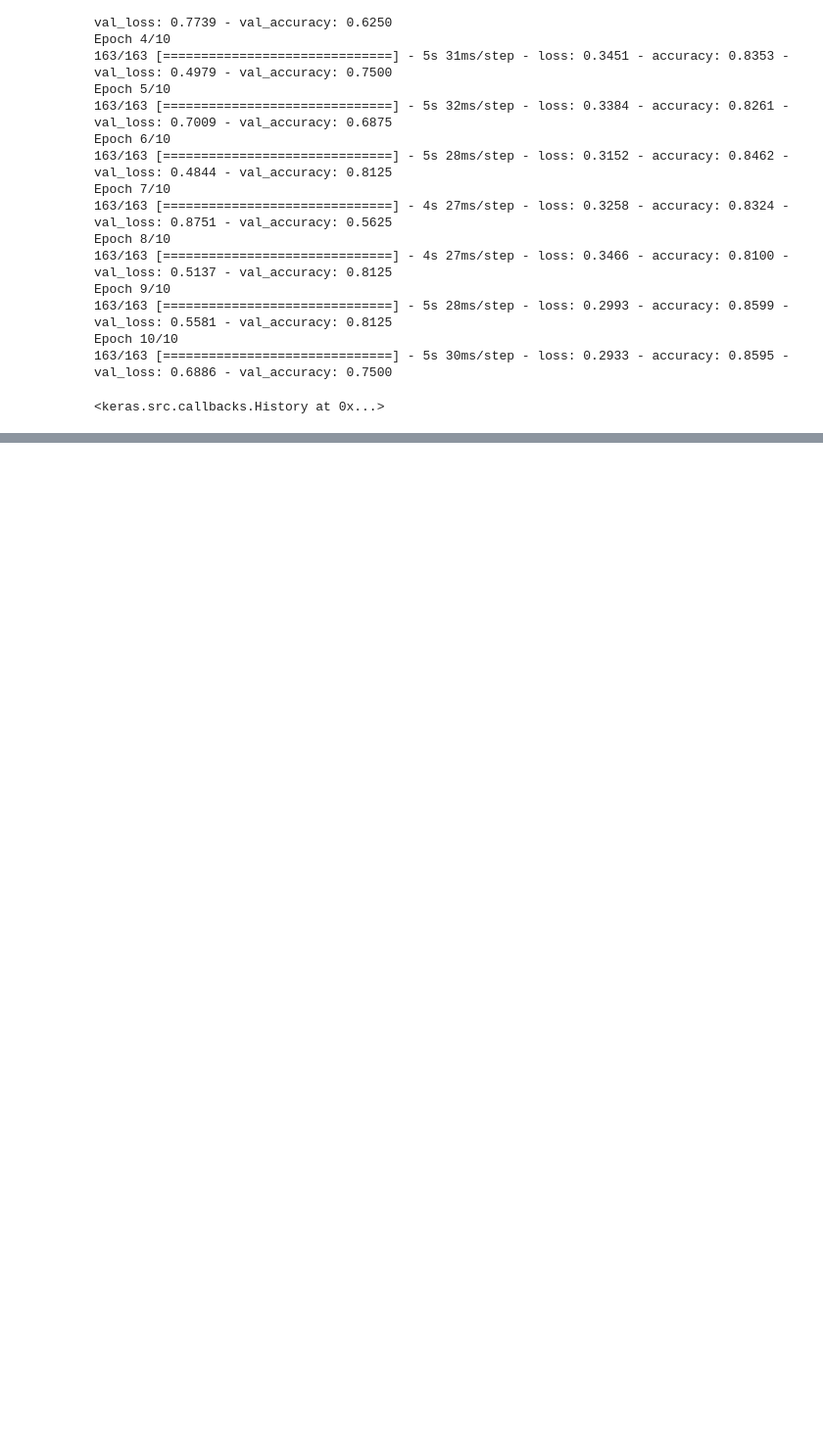
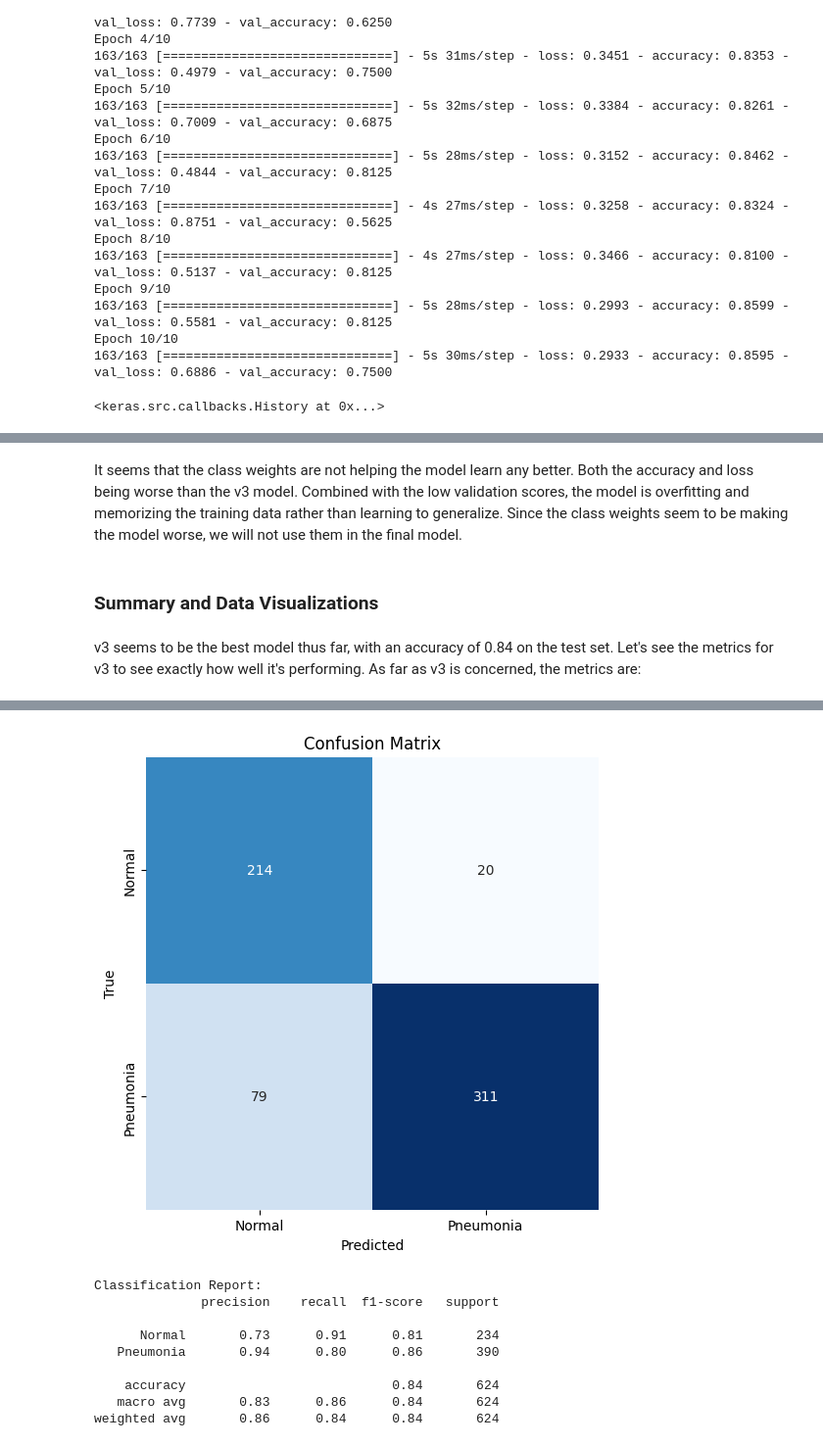
Before and after one commit to malikmahdivika/BMEN415-ML, a Jupyter notebook: Image_Classification.ipynb, the cells around one changed output, grey strips where cells are left out. Shown at 98% size. Cells and saved outputs as stored; diff of their text form; code cells hidden in the pictures; blank space fills up the shorter version.

Commit message:
Update Image_Classification.ipynb
Complete notebook

```diff
--- a/Image_Classification.ipynb
+++ b/Image_Classification.ipynb
@@ -196,0 +559,34 @@ Test loss: 1.2856919765472412
+# %% [markdown]
+It seems that the class weights are not helping the model learn any better. Both the accuracy and loss being worse than the v3 model. Combined with the low validation scores, the model is overfitting and memorizing the training data rather than learning to generalize. Since the class weights seem to be making the model worse, we will not use them in the final model.
+# %% [markdown]
+### Summary and Data Visualizations
+# %% [markdown]
+v3 seems to be the best model thus far, with an accuracy of 0.84 on the test set. Let's see the metrics for v3 to see exactly how well it's performing. As far as v3 is concerned, the metrics are:
+# %%
+# Confusion matrix
+from sklearn.metrics import confusion_matrix, ConfusionMatrixDisplay
+import seaborn as sns
+import matplotlib.pyplot as plt
+import pandas as pd
+
+# Get predictions
+y_pred = cnn_model_v3.predict(X_test)
+y_pred_classes = np.where(y_pred > 0.5, 1, 0).flatten()
+
+# Compute confusion matrix
+conf_matrix = confusion_matrix(y_test, y_pred_classes, labels=[0, 1])
+conf_matrix_df = pd.DataFrame(conf_matrix, index=["Normal", "Pneumonia"], columns=["Normal", "Pneumonia"])
+
+# Plot confusion matrix
+plt.figure(figsize=(8, 6))
+sns.heatmap(conf_matrix_df, annot=True, fmt='d', cmap='Blues', cbar=False, square=True)
+plt.title("Confusion Matrix")
+plt.xlabel("Predicted")
+plt.ylabel("True")
+plt.show()
+
+# Classification report
+from sklearn.metrics import classification_report
+print("\nClassification Report:")
+print(classification_report(y_test, y_pred_classes, target_names=["Normal", "Pneumonia"]))
+# %% [output]
@@ -196,0 +594,10 @@ Test loss: 1.2856919765472412
+[figure, added]
+Classification Report:
+              precision    recall  f1-score   support
+
+      Normal       0.73      0.91      0.81       234
+   Pneumonia       0.94      0.80      0.86       390
+
+    accuracy                           0.84       624
+   macro avg       0.83      0.86      0.84       624
+weighted avg       0.86      0.84      0.84       624
```
Also changed, not shown: parts of 29 cells of this notebook.
